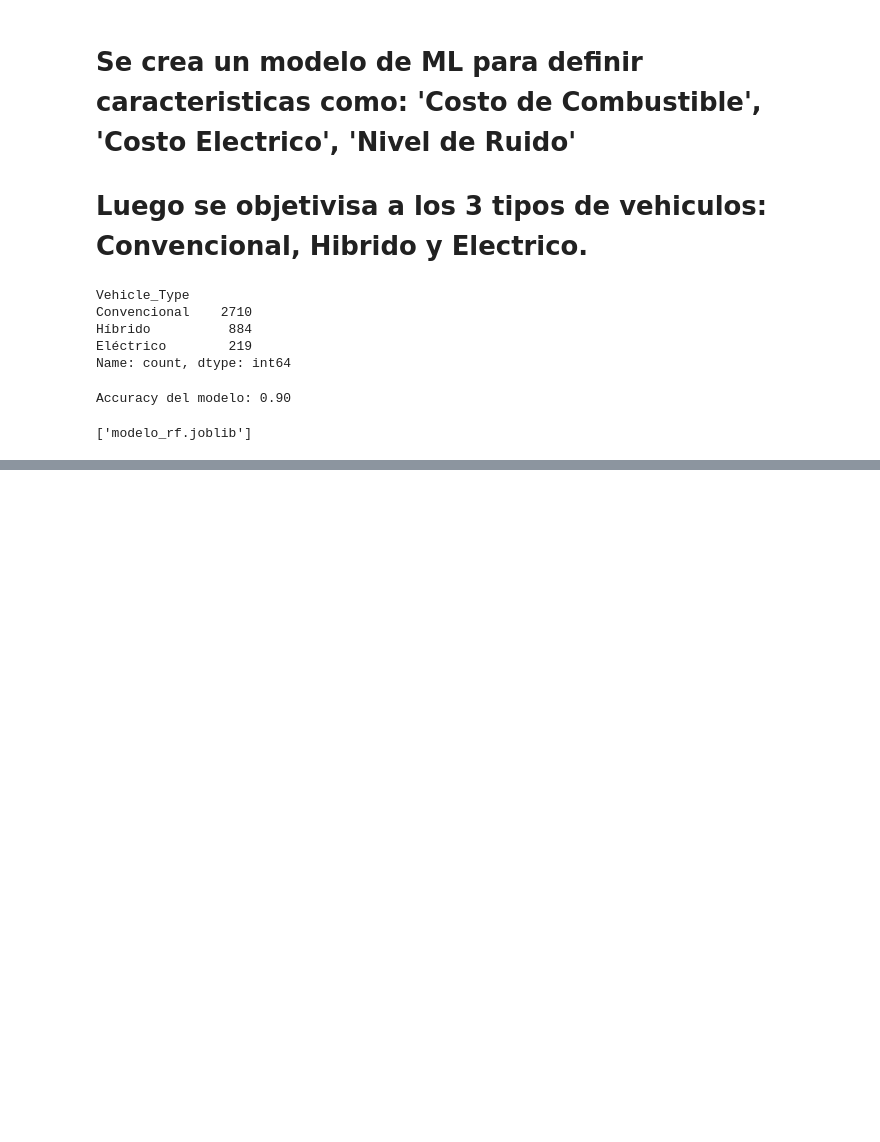
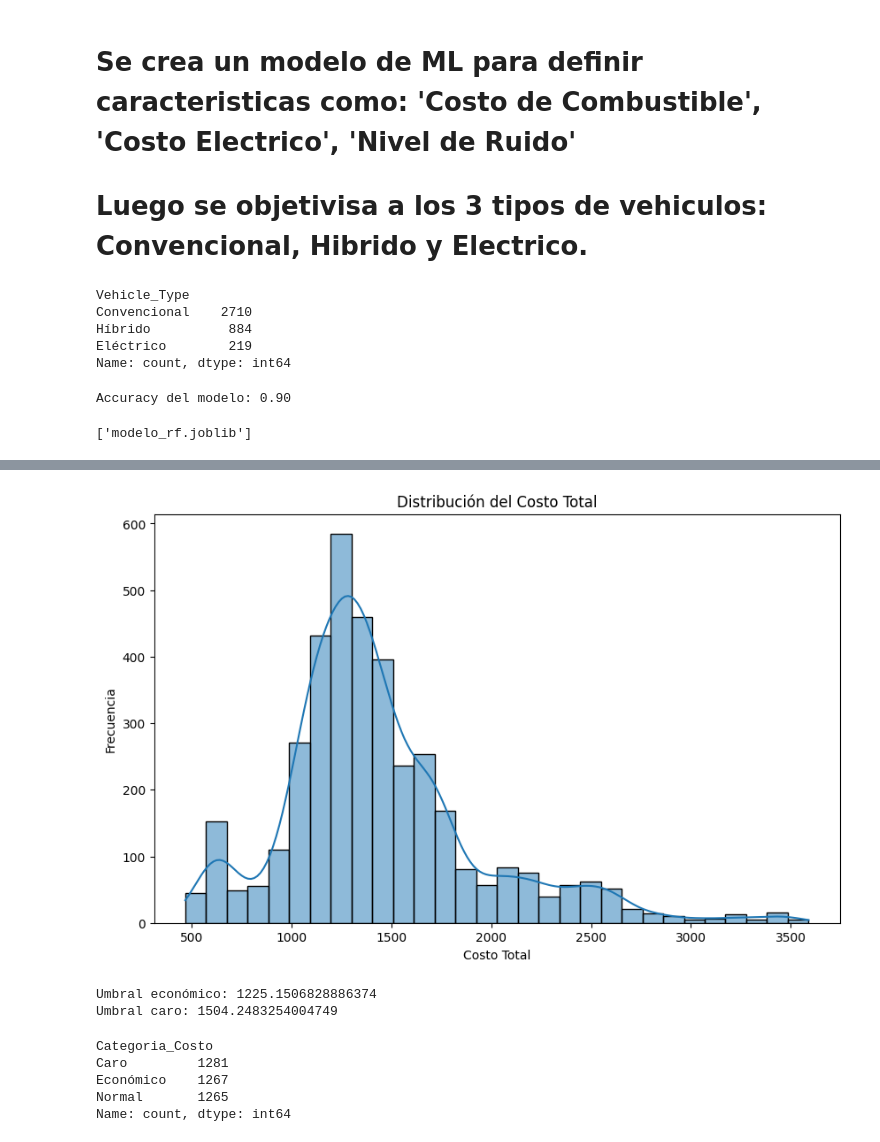
Before and after one commit to GLibardoAlarcon/Proyecto_Finalizado_Streamlit, a Jupyter notebook: Modelos_ML/ML_2.ipynb, the cells around one changed output, grey strips where cells are left out. Cells and saved outputs as stored; diff of their text form; code cells hidden in the pictures; blank space fills up the shorter version.

```diff
--- a/Modelos_ML/ML_2.ipynb
+++ b/Modelos_ML/ML_2.ipynb
@@ -66,0 +136,44 @@ joblib.dump(model, 'modelo_rf.joblib')
+# %%
+import matplotlib.pyplot as plt
+import seaborn as sns
+
+# Visualización de la distribución de Total_Cost
+plt.figure(figsize=(10, 6))
+sns.histplot(df['Total_Cost'], bins=30, kde=True)
+plt.title('Distribución del Costo Total')
+plt.xlabel('Costo Total')
+plt.ylabel('Frecuencia')
+plt.show()
+# %% [output]
+[figure, added]
+# %%
+# Calcular los percentiles
+low_cost_threshold = df['Total_Cost'].quantile(0.33)  # Umbral para económico
+high_cost_threshold = df['Total_Cost'].quantile(0.66)  # Umbral para caro
+
+print(f"Umbral económico: {low_cost_threshold}")
+print(f"Umbral caro: {high_cost_threshold}")
+# %% [output]
+Umbral económico: 1225.1506828886374
+Umbral caro: 1504.2483254004749
+# %%
+# Función para clasificar los vehículos
+def clasificar_costo(total_cost):
+    if total_cost <= low_cost_threshold:
+        return 'Económico'
+    elif total_cost <= high_cost_threshold:
+        return 'Normal'
+    else:
+        return 'Caro'
+
+# Crear la columna de categorías
+df['Categoria_Costo'] = df['Total_Cost'].apply(clasificar_costo)
+
+# Mostrar la distribución de las categorías
+print(df['Categoria_Costo'].value_counts())
+# %% [output]
+Categoria_Costo
+Caro         1281
+Económico    1267
+Normal       1265
+Name: count, dtype: int64
```
Also changed, not shown: parts of 8 cells of this notebook, 6 other files.
